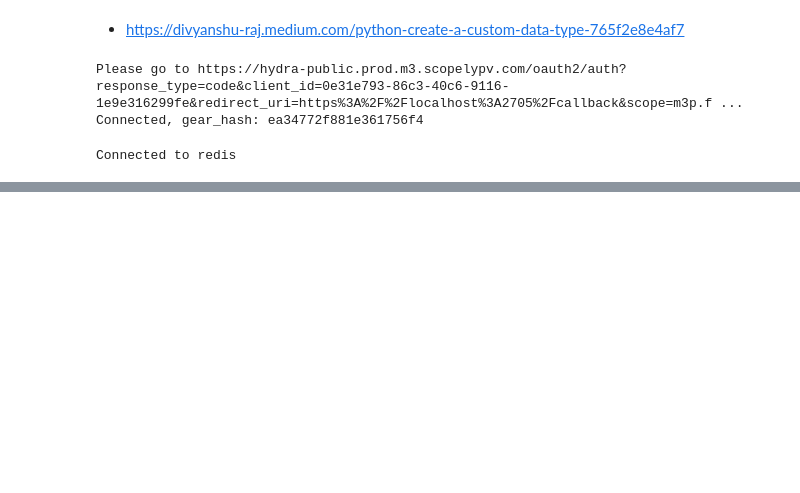
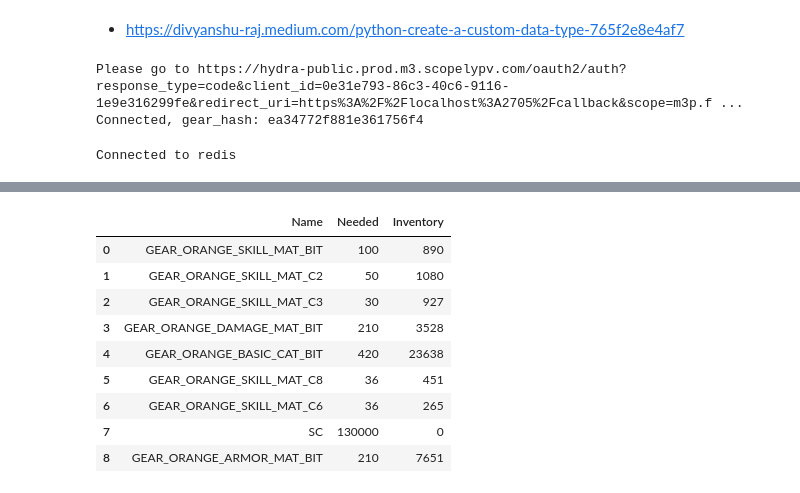
Before and after one commit to nadavcoh/msf_api_flask, a Jupyter notebook: sandbox/roster_sandbox.ipynb, the cells around one changed output, grey strips where cells are left out. Cells and saved outputs as stored; diff of their text form; code cells hidden in the pictures; blank space fills up the shorter version.

Commit message:
Inventory sandbox

```diff
--- a/sandbox/roster_sandbox.ipynb
+++ b/sandbox/roster_sandbox.ipynb
@@ -20,4 +20,4 @@ roster = get_roster()
 # %%
 importlib.reload(sandbox_functions)
 from sandbox_functions import get_char_to_tier
-get_char_to_tier("Punisher",19)
+punisher = get_char_to_tier("Punisher",15)
@@ -41,0 +52,17 @@ get_char_to_tier("Punisher",19)
+# %%
+importlib.reload(sandbox_functions)
+from sandbox_functions import find_in_inventory
+punisher_inventory = find_in_inventory(punisher)
+# %%
+punisher_inventory
+# %% [output]
+|  | Name | Needed | Inventory |
+| 0 | GEAR_ORANGE_SKILL_MAT_BIT | 100 | 890 |
+| 1 | GEAR_ORANGE_SKILL_MAT_C2 | 50 | 1080 |
+| 2 | GEAR_ORANGE_SKILL_MAT_C3 | 30 | 927 |
+| 3 | GEAR_ORANGE_DAMAGE_MAT_BIT | 210 | 3528 |
+| 4 | GEAR_ORANGE_BASIC_CAT_BIT | 420 | 23638 |
+| 5 | GEAR_ORANGE_SKILL_MAT_C8 | 36 | 451 |
+| 6 | GEAR_ORANGE_SKILL_MAT_C6 | 36 | 265 |
+| 7 | SC | 130000 | 0 |
+| 8 | GEAR_ORANGE_ARMOR_MAT_BIT | 210 | 7651 |
```
Also changed, not shown: parts of 4 cells of this notebook, 1 other file.
